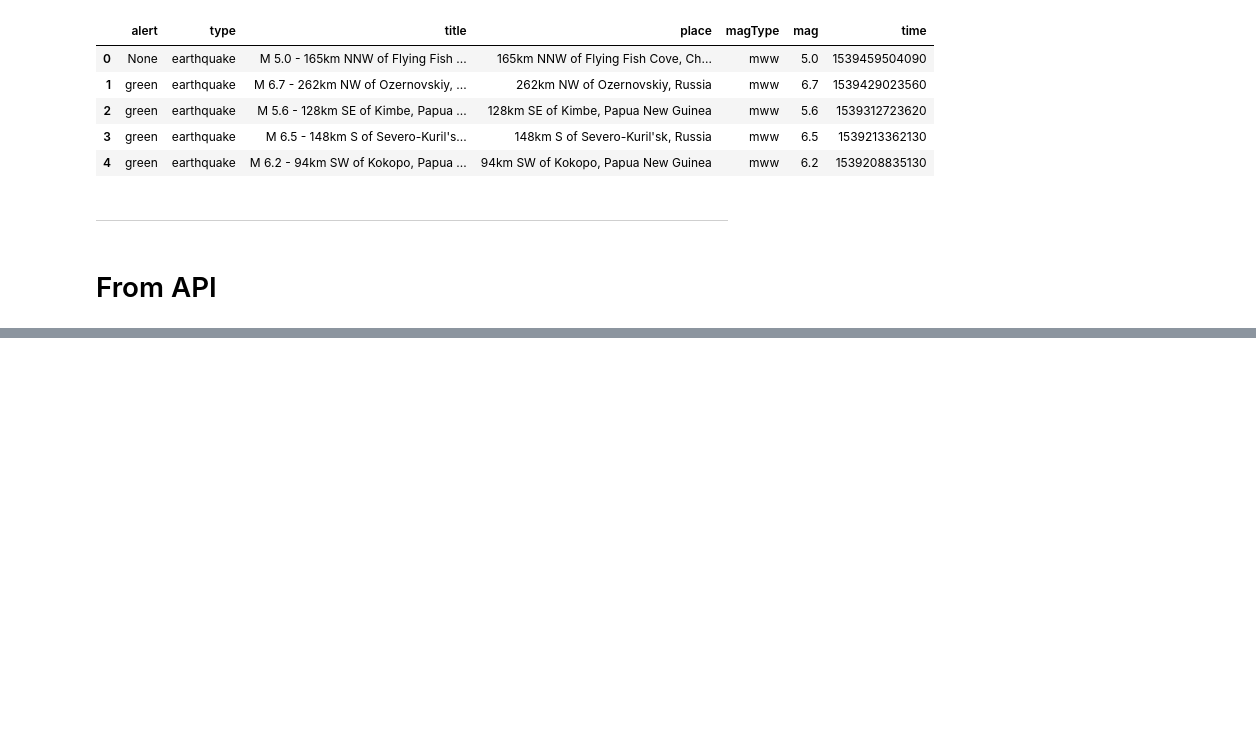
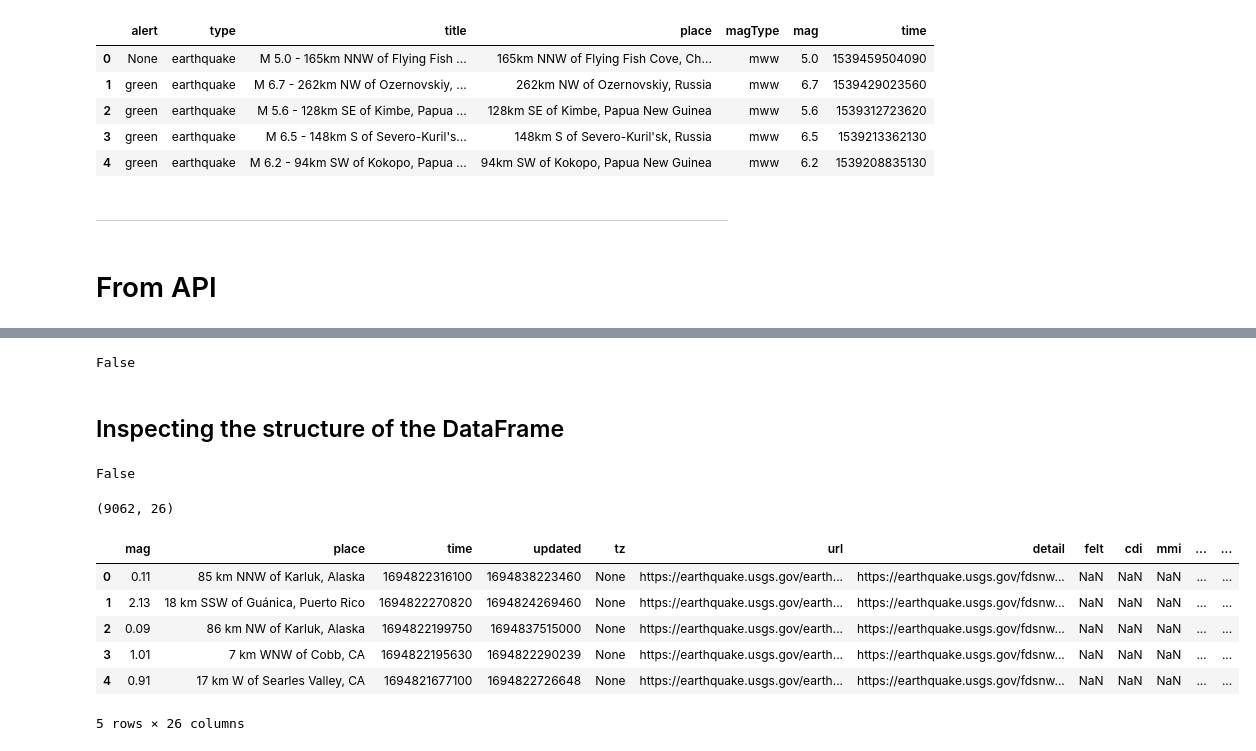
Before and after one commit to letyrodridc/pandas-datascience, a Jupyter notebook: Trabajando con Pandas.ipynb, the cells around one changed output, grey strips where cells are left out. Cells and saved outputs as stored; diff of their text form; code cells hidden in the pictures; blank space fills up the shorter version.

Commit message:
adding using data from API and inspecting the DF

```diff
--- a/Trabajando con Pandas.ipynb
+++ b/Trabajando con Pandas.ipynb
@@ -434,0 +444,2 @@ import datetime
+# %%
+response = requests.get(api, params=payload)
@@ -434,0 +450,3 @@ import datetime
+# %%
+earthquake_json = response.json()
+earthquake_json
@@ -434,0 +475,3 @@ import datetime
+# %%
+data = [quake['properties'] for quake in earthquake_json['features']]
+data
@@ -434,0 +496,27 @@ import datetime
+# %%
+df = pd.DataFrame(data)
+# %% [output]
+False
+# %% [markdown]
+## Inspecting the structure of the DataFrame
+# %%
+# Checks if it's empty
+df.empty
+# %% [output]
+False
+# %%
+# Checks the dimension
+df.shape
+# %% [output]
+(9062, 26)
+# %%
+# Checks the first lines
+df.head()
+# %% [output]
+|  | mag | place | time | updated | tz | url | detail | felt | cdi | mmi | ... | ... |
+| 0 | 0.11 | 85 km NNW of Karluk, Alaska | 1694822316100 | 1694838223460 | None | https://earthquake.usgs.gov/earth... | https://earthquake.usgs.gov/fdsnw... | NaN | NaN | NaN | ... | ... |
+| 1 | 2.13 | 18 km SSW of Guánica, Puerto Rico | 1694822270820 | 1694824269460 | None | https://earthquake.usgs.gov/earth... | https://earthquake.usgs.gov/fdsnw... | NaN | NaN | NaN | ... | ... |
+| 2 | 0.09 | 86 km NW of Karluk, Alaska | 1694822199750 | 1694837515000 | None | https://earthquake.usgs.gov/earth... | https://earthquake.usgs.gov/fdsnw... | NaN | NaN | NaN | ... | ... |
+| 3 | 1.01 | 7 km WNW of Cobb, CA | 1694822195630 | 1694822290239 | None | https://earthquake.usgs.gov/earth... | https://earthquake.usgs.gov/fdsnw... | NaN | NaN | NaN | ... | ... |
+| 4 | 0.91 | 17 km W of Searles Valley, CA | 1694821677100 | 1694822726648 | None | https://earthquake.usgs.gov/earth... | https://earthquake.usgs.gov/fdsnw... | NaN | NaN | NaN | ... | ... |
+5 rows × 26 columns
```
Also changed, not shown: parts of 10 cells of this notebook.
